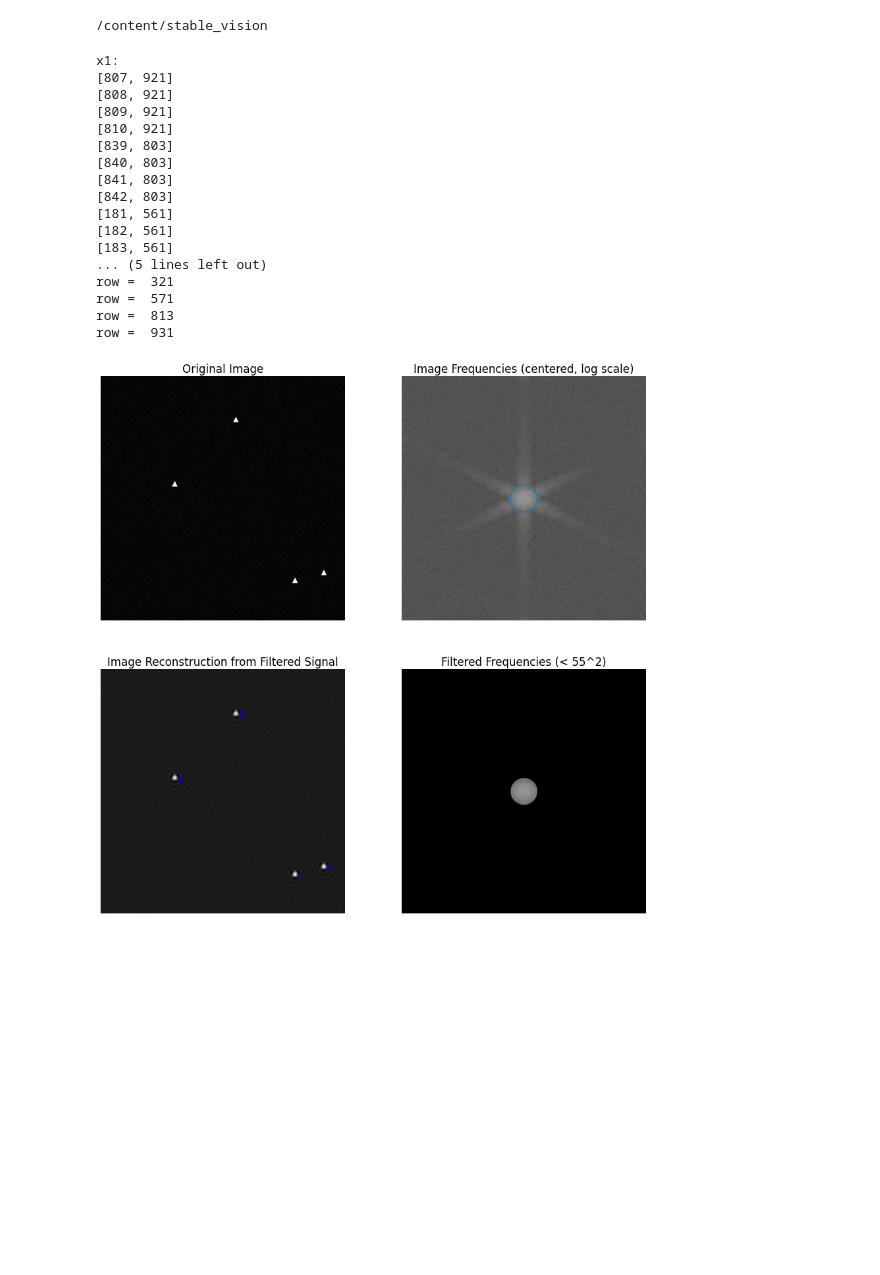
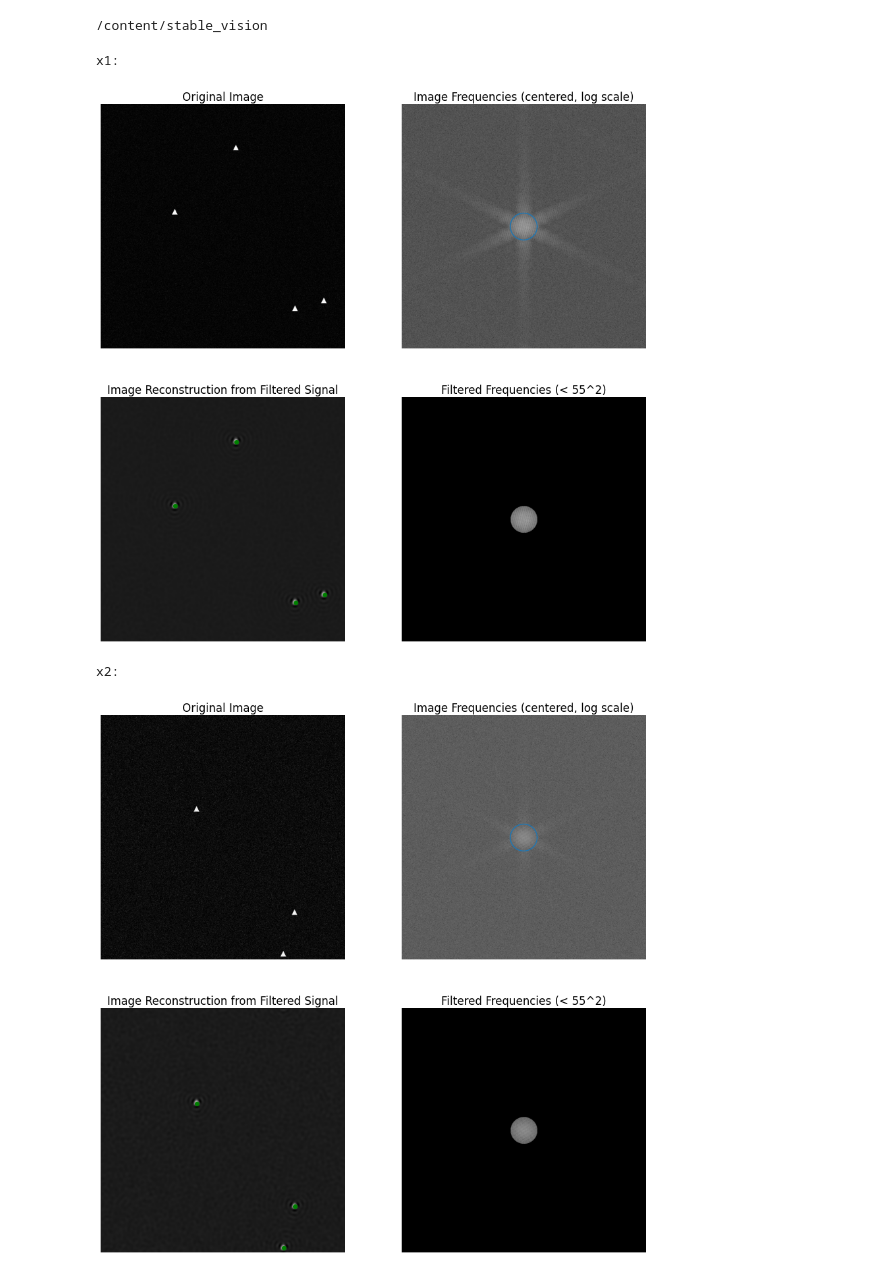
Before and after one commit to C4dynamics/stable_vision, a Jupyter notebook: python/get_centers.ipynb, the cells around one changed output. Cells and saved outputs as stored; diff of their text form; code cells hidden in the pictures; blank space fills up the shorter version.

```diff
--- a/python/get_centers.ipynb
+++ b/python/get_centers.ipynb
@@ -40,7 +40,7 @@ plt.rcParams['figure.figsize'] = [15, 15] #[50, 50] #
 plt.rcParams.update({'font.size': 14})
 plt.rcParams["font.family"] = "Times"
 # %%
-for imidx in range(0, 1):
+for imidx in range(0, 7):
 # imidx = 4
 # for rfil in range(30, 55, 5):
 #   print(rfil)
@@ -111,26 +111,29 @@ for imidx in range(0, 1):
       # nzr{r} = find(vim(r, :) > 0.5);
       # print(Bfilt[c, r])
       if (Bfilt[c, r] > thpix          # this is white
-          and Bfilt[c, r + 1] <= thpix  # upper is black
+          and Bfilt[c, r - 1] <= thpix  # upper is black
           and Bfilt[c - 5, r] <= thpix   # next left is black
           and Bfilt[c + 5, r] <= thpix   # next right is black
-          and Bfilt[c, r - 1] > thpix):   # lower is white
+          and Bfilt[c, r + 1] > thpix):   # lower is white
         img_vrts.append([c, r + 10]) # a center
-        print([c, r])
+        # print([c, r])
 
   img_vrts_arr = np.array(img_vrts)
   nzr = np.unique(img_vrts_arr[:, 1])
   d = []# {}
 
   for i in nzr:
-    print('row = ', i)
+    # print('row = ', i)
     idx = img_vrts_arr[np.where(img_vrts_arr[:, 1] == i), 0].flatten() # all nonzero columns in row i
     idxmv = np.array(np.where(np.diff(idx) != 1)).flatten()
+
+
     if idxmv.size != 0: # multiple vertices in the same row
+      # print('multiple vertices')
       s1 = idx[0]
       s2 = idx[idxmv[0]]
-      print('s1 ', s1, ' s2 ', s2)
-      print('first triangle center:', s1 + np.round((s2 - s1) / 2))
+      # print('s1 ', s1, ' s2 ', s2)
+      # print('first triangle center:', s1 + np.round((s2 - s1) / 2))
       d.append([s1 + np.round((s2 - s1) / 2), i])
 
       for j in range(len(idxmv) - 1):
@@ -143,9 +146,12 @@ for imidx in range(0, 1):
       d.append([s1 + np.round((s2 - s1) / 2), i])
 
     else:
+      # print('one vertix')
+      # print(idx)
       d.append([idx[0] + np.round(len(idx) / 2), i])
 
-# print(d)
+  # print('final:')
+  # print(d)
   d2txt = np.array(d)
 
 
@@ -185,53 +191,38 @@ for imidx in range(0, 1):
   axs.title.set_text('Image Frequencies (centered, log scale)')
 
   theta = np.linspace(0, 2 * np.pi, 100)
   xth = rfil * np.cos(theta)
   yth = rfil * np.sin(theta)
   # print(xth), print(yth)
   xmin, xmax = axs.get_xlim()
   ytop, ybottom = axs.get_ylim()
   axs.plot(xth + (xmax - xmin) / 2, yth + (ytop - ybottom) / 2)
 
   #
   # reconstructed image
   ##
   axs = plt.subplot(223)
   axs.imshow(Bfilt, cmap = 'gray')
   axs.axis('off')
   axs.title.set_text('Image Reconstruction from Filtered Signal')
   for t in d:
-    plt.text(t[1], t[0], 'o', horizontalalignment = 'center'
-                              , verticalalignment = 'center'
-                              , color = 'blue')
-  # plt.text(d2txt[:, 0], d2txt[:, 1], 'o', bbox=dict(fill=False, edgecolor='red', linewidth=2))
+    plt.plot(t[1], t[0], 'o', color = 'green'
+                              , linewidth = 1)
+  # plt.text(d2txt[:, ]0, d2txt[:, 1], 'o', bbox=dict(fill=False, edgecolor='red', linewidth=2))
 
 
   #
   # reconstructed - fft
   ##
   axs = plt.subplot(224)
   axs.imshow(Ffilt, cmap='gray')
   axs.axis('off')
   axs.title.set_text('Filtered Frequencies (< ' + str(rfil) + '^2)')
 
-
-  # plt.show()
+  plt.savefig(os.path.join('python', 'ex1_x' + str(imidx + 1) + '.png'))
+  plt.show()
 # %% [output]
 x1:
-[807, 921]
-[808, 921]
-[809, 921]
-[810, 921]
-[839, 803]
-[840, 803]
-[841, 803]
-[842, 803]
-[181, 561]
-[182, 561]
-[183, 561]
-... (5 lines left out)
-row =  321
-row =  571
-row =  813
-row =  931
-[figure, old version]
+[figure, new version]
+x2:
+[figure, added]
```
Also changed, not shown: parts of 5 cells of this notebook.
